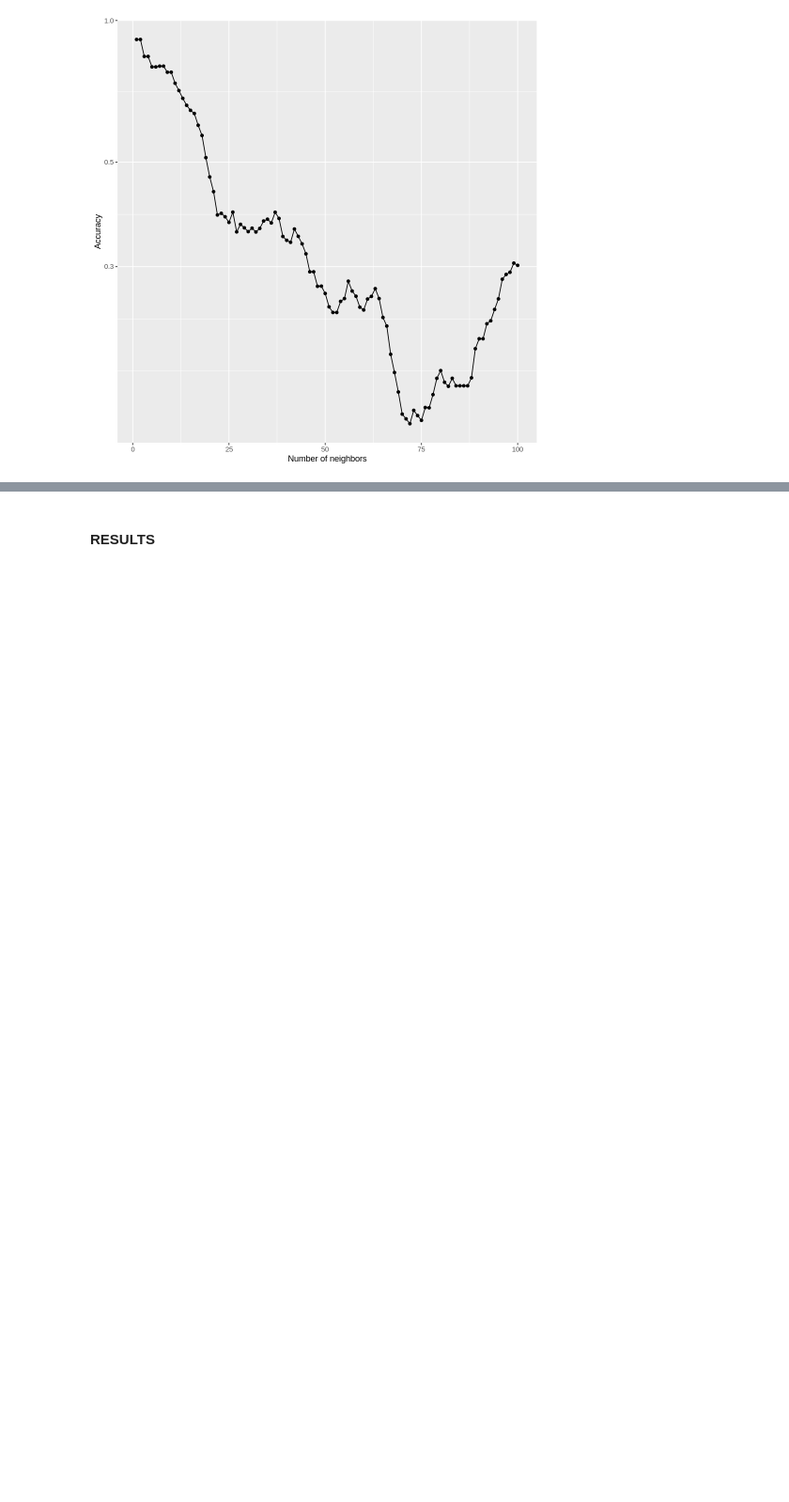
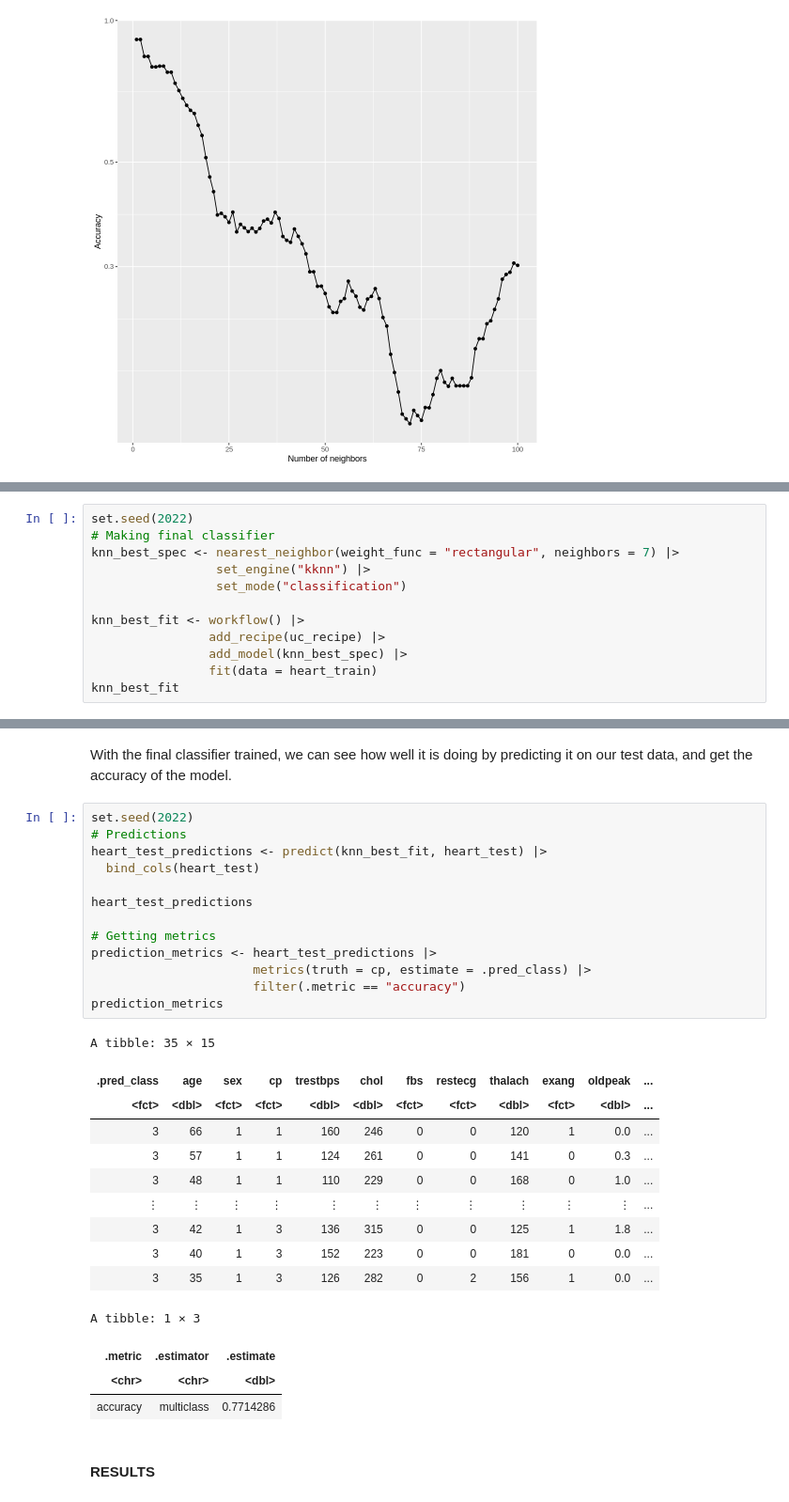
Before and after one commit to beandumplings/dsci_100_group143_project, a Jupyter notebook: Group143_Project.ipynb, the cells around one changed output, grey strips where cells are left out. Shown at 94% size. Cells and saved outputs as stored; diff of their text form; blank space fills up the shorter version.

Commit message:
Final classifier with placeholder k created

```diff
--- a/Group143_Project.ipynb
+++ b/Group143_Project.ipynb
@@ -210,0 +211,12 @@ Explanation about which k to choose go here
+# %%
+set.seed(2022)
+# Making final classifier
+knn_best_spec <- nearest_neighbor(weight_func = "rectangular", neighbors = 7) |>
+                 set_engine("kknn") |>
+                 set_mode("classification")
+
+knn_best_fit <- workflow() |>
+                add_recipe(uc_recipe) |>
+                add_model(knn_best_spec) |>
+                fit(data = heart_train)
+knn_best_fit
@@ -211,2 +243,32 @@ Explanation about which k to choose go here
+# %% [markdown]
+With the final classifier trained, we can see how well it is doing by predicting it on our test data, and get the accuracy of the model.
+# %%
+set.seed(2022)
+# Predictions
+heart_test_predictions <- predict(knn_best_fit, heart_test) |>
+  bind_cols(heart_test)
+
+heart_test_predictions
+
+# Getting metrics
+prediction_metrics <- heart_test_predictions |>
+                      metrics(truth = cp, estimate = .pred_class) |>
+                      filter(.metric == "accuracy")
+prediction_metrics
+# %% [output]
+A tibble: 35 × 15
+| .pred_class | age | sex | cp | trestbps | chol | fbs | restecg | thalach | exang | oldpeak | ... |
+| <fct> | <dbl> | <fct> | <fct> | <dbl> | <dbl> | <fct> | <fct> | <dbl> | <fct> | <dbl> | ... |
+| 3 | 66 | 1 | 1 | 160 | 246 | 0 | 0 | 120 | 1 | 0.0 | ... |
+| 3 | 57 | 1 | 1 | 124 | 261 | 0 | 0 | 141 | 0 | 0.3 | ... |
+| 3 | 48 | 1 | 1 | 110 | 229 | 0 | 0 | 168 | 0 | 1.0 | ... |
+| ⋮ | ⋮ | ⋮ | ⋮ | ⋮ | ⋮ | ⋮ | ⋮ | ⋮ | ⋮ | ⋮ | ... |
+| 3 | 42 | 1 | 3 | 136 | 315 | 0 | 0 | 125 | 1 | 1.8 | ... |
+| 3 | 40 | 1 | 3 | 152 | 223 | 0 | 0 | 181 | 0 | 0.0 | ... |
+| 3 | 35 | 1 | 3 | 126 | 282 | 0 | 2 | 156 | 1 | 0.0 | ... |
+A tibble: 1 × 3
+| .metric | .estimator | .estimate |
+| <chr> | <chr> | <dbl> |
+| accuracy | multiclass | 0.7714286 |
 # %% [markdown]
 #### RESULTS
```
Also changed, not shown: parts of 4 cells of this notebook.
